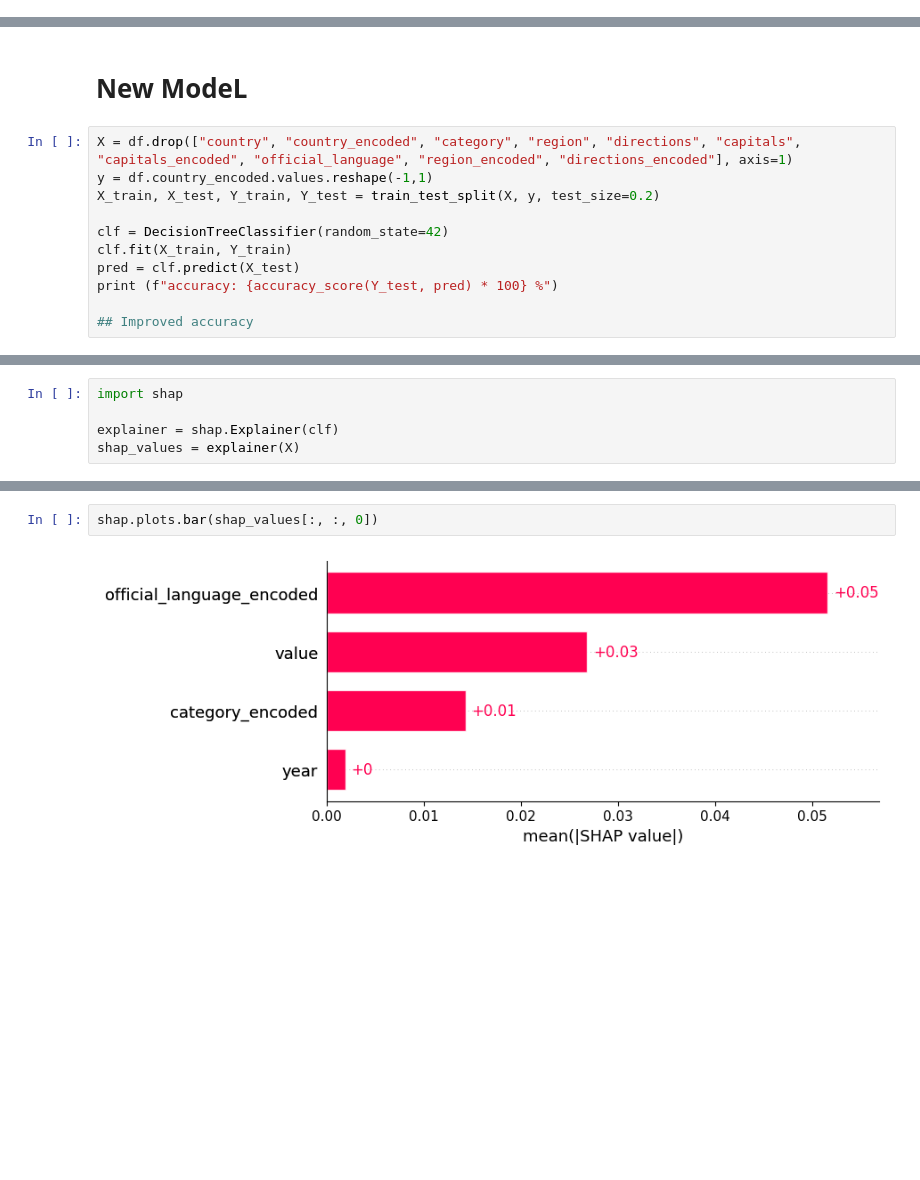
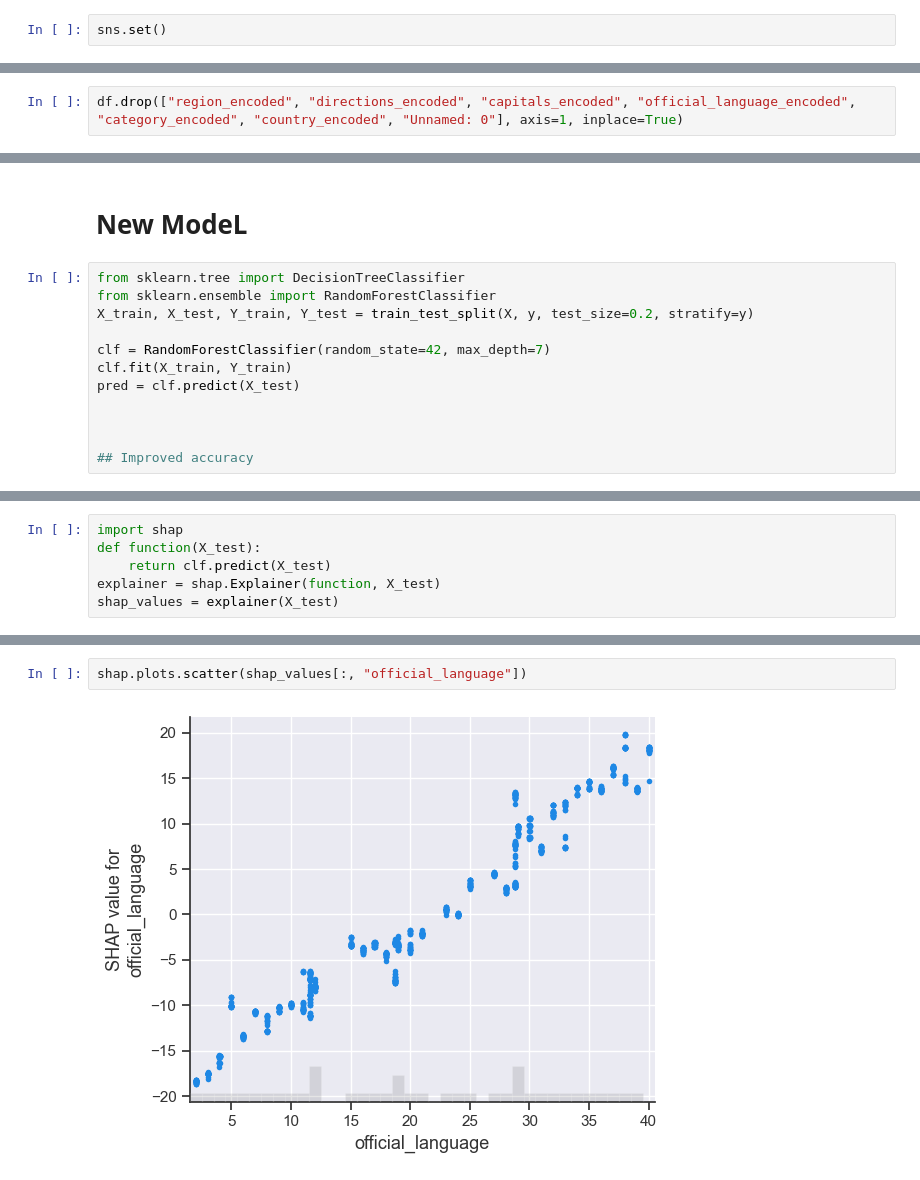
Before and after one commit to Thomas-Nguyen12/Weather_website, a Jupyter notebook: test_AI.ipynb, the cells around one changed output, grey strips where cells are left out. Drawn from its saved outputs; the diff is of its cells as text; blank space fills up the shorter version.

```diff
--- a/test_AI.ipynb
+++ b/test_AI.ipynb
@@ -233,3 +234,5 @@ df["official_language_encoded"] = le.fit_transform(df["official_language"])
+# %%
+sns.set()
 # %%
 sns.scatterplot(x="year", y="value", hue="region", data=df)
 # %% [output]
@@ -258,0 +262,2 @@ df.head()
+# %%
+df.drop(["region_encoded", "directions_encoded", "capitals_encoded", "official_language_encoded", "category_encoded", "country_encoded", "Unnamed: 0"], axis=1, inplace=True)
@@ -259,13 +408,14 @@ df.head()
 # %% [markdown]
 # New ModeL
 # %%
-X = df.drop(["country", "country_encoded", "category", "region", "directions", "capitals", "capitals_encoded", "official_language", "region_encoded", "directions_encoded"], axis=1)
-y = df.country_encoded.values.reshape(-1,1)
-X_train, X_test, Y_train, Y_test = train_test_split(X, y, test_size=0.2)
+from sklearn.tree import DecisionTreeClassifier
+from sklearn.ensemble import RandomForestClassifier
+X_train, X_test, Y_train, Y_test = train_test_split(X, y, test_size=0.2, stratify=y)
 
-clf = DecisionTreeClassifier(random_state=42)
+clf = RandomForestClassifier(random_state=42, max_depth=7)
 clf.fit(X_train, Y_train)
 pred = clf.predict(X_test)
-print (f"accuracy: {accuracy_score(Y_test, pred) * 100} %")
+
+
 
 ## Improved accuracy
@@ -282,5 +448,6 @@ accuracy: 100.0 %
 # %%
 import shap
-
-explainer = shap.Explainer(clf)
-shap_values = explainer(X)
+def function(X_test):
+    return clf.predict(X_test)
+explainer = shap.Explainer(function, X_test)
+shap_values = explainer(X_test)
@@ -289,4 +463,4 @@ Using `tqdm.autonotebook.tqdm` in notebook mode. Use `tqdm.tqdm` instead to forc
 # %%
-shap.plots.bar(shap_values[:, :, 0])
+shap.plots.scatter(shap_values[:, "official_language"])
 # %% [output]
-[figure, old version]
+[figure, new version]
```
Also changed, not shown: parts of 62 cells of this notebook, 5 other files.
